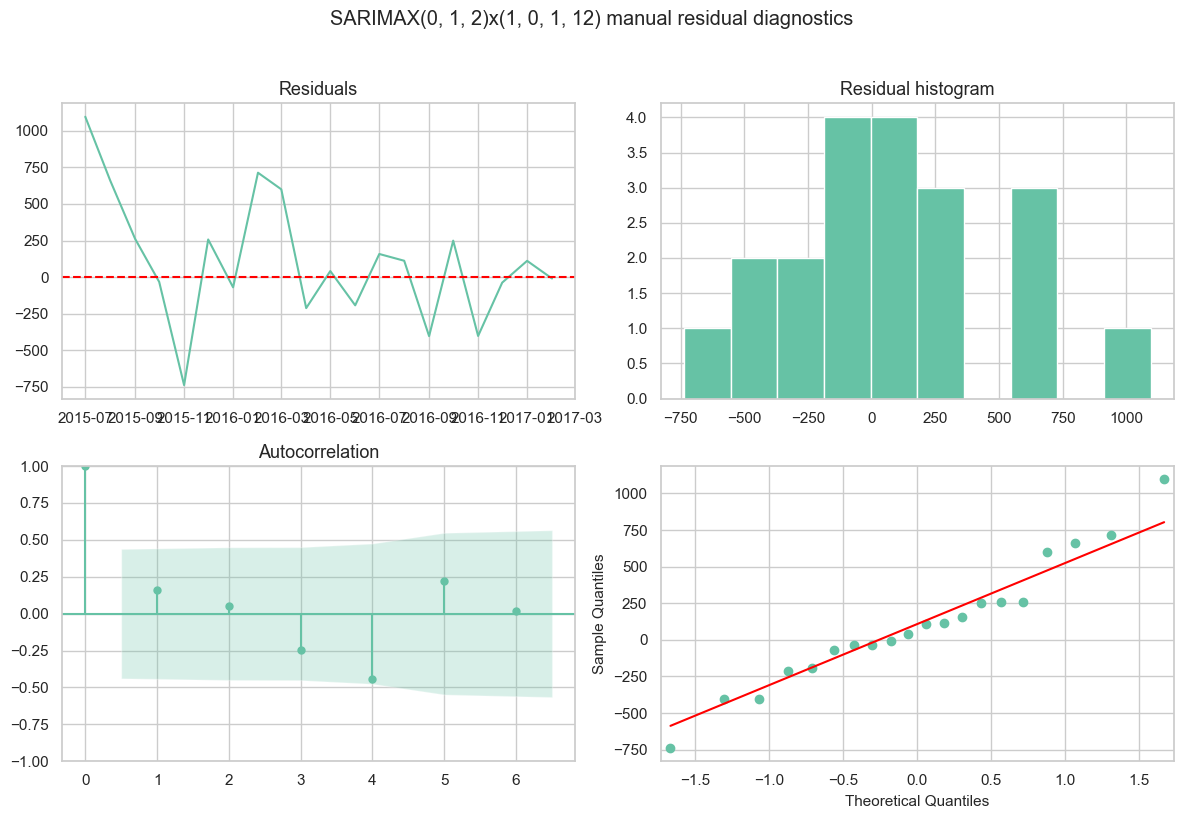
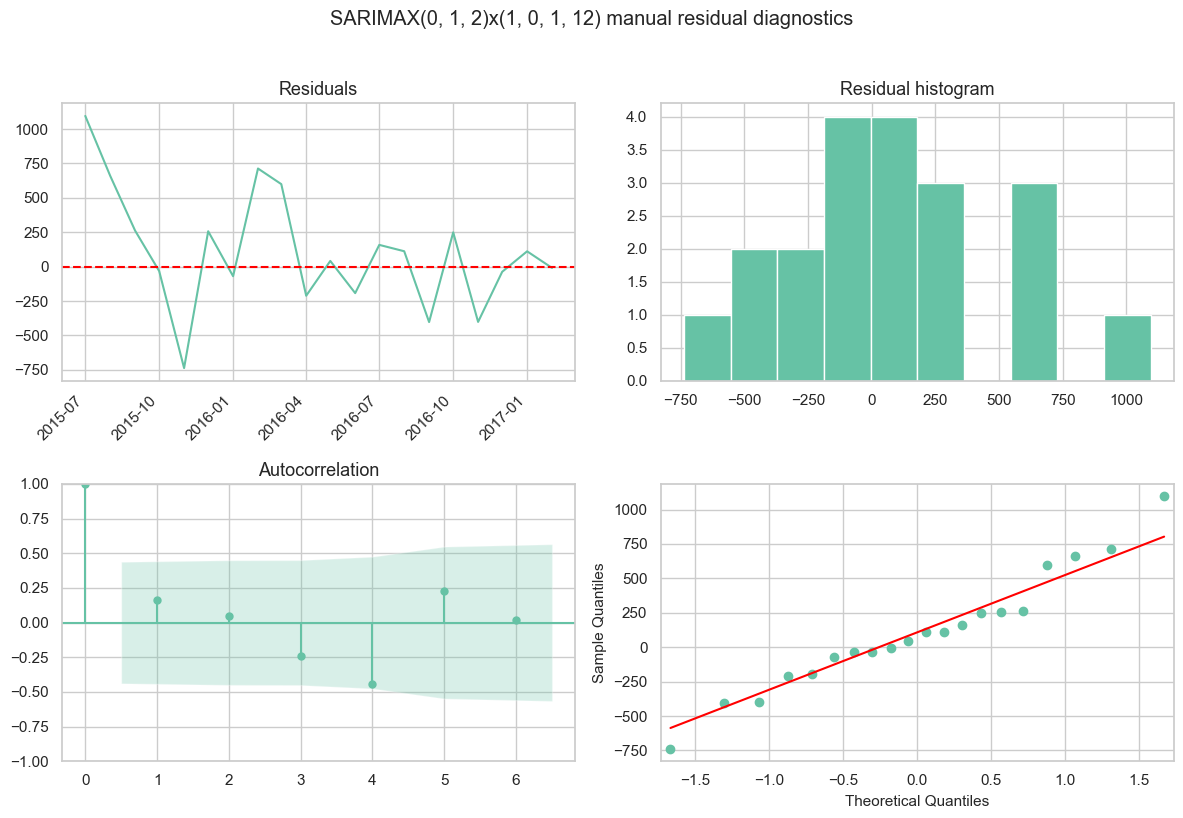
Code edit (unified diff) that turned the first committed figure into the second:
--- before
+++ after
@@ -1,8 +1,20 @@
+import matplotlib.dates as mdates
 resid = pd.Series(sarimax_train.resid, index=train.index).dropna()
 # Short series: plot_diagnostics default lags may exceed usable residuals
 diag_lags = max(4, min(8, len(resid) // 3))
+
+
+def _format_resid_time_axis(ax) -> None:
+    # Sparse ticks for small subplot width (avoid overlapping YYYY-MM labels)
+    ax.xaxis.set_major_locator(mdates.MonthLocator(bymonth=[1, 4, 7, 10]))
+    ax.xaxis.set_major_formatter(mdates.DateFormatter("%Y-%m"))
+    ax.tick_params(axis="x", rotation=45)
+    plt.setp(ax.get_xticklabels(), ha="right")
+
+
 try:
     fig = sarimax_train.plot_diagnostics(figsize=(12, 8), lags=diag_lags)
     fig.suptitle(f"SARIMAX{best_order}x{best_seasonal} residual diagnostics", y=1.02)
+    _format_resid_time_axis(fig.axes[0])
     savefig("04_sarimax_diagnostics.png")
     plt.show()
@@ -13,4 +25,5 @@
     axes[0, 0].axhline(0, color="r", ls="--")
     axes[0, 0].set_title("Residuals")
+    _format_resid_time_axis(axes[0, 0])
     axes[0, 1].hist(resid.values, bins=10, edgecolor="white")
     axes[0, 1].set_title("Residual histogram")

Commit: Fix overlapping date labels on demand forecast charts.